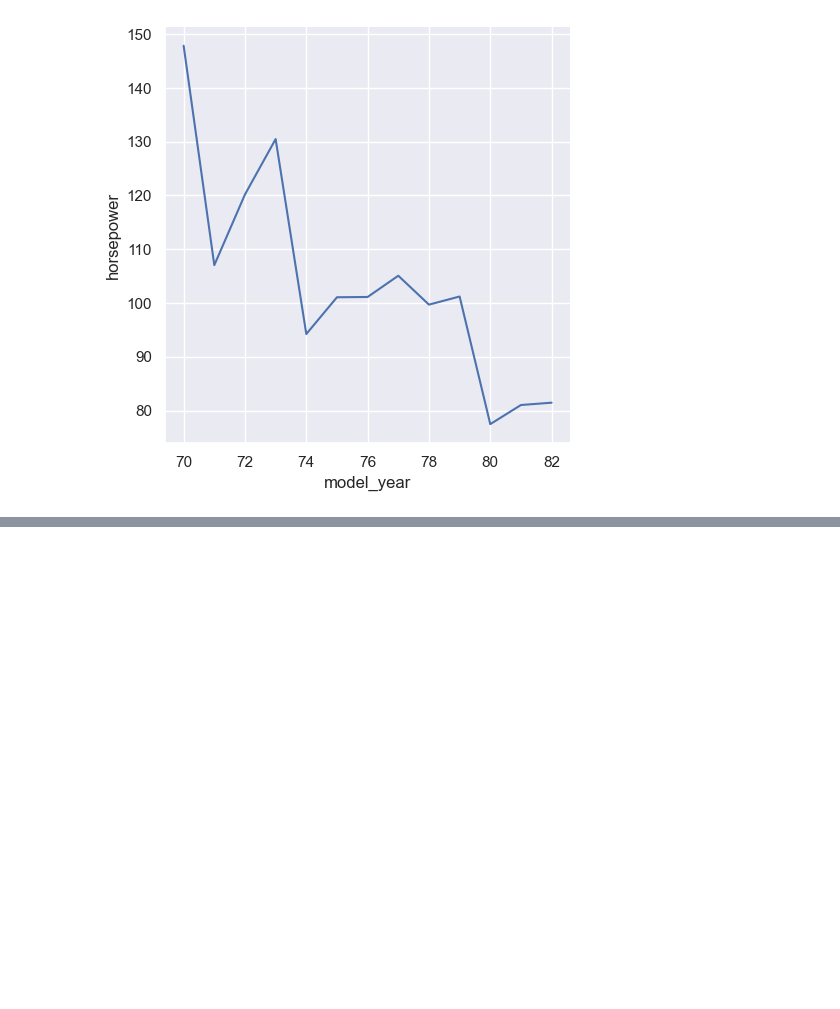
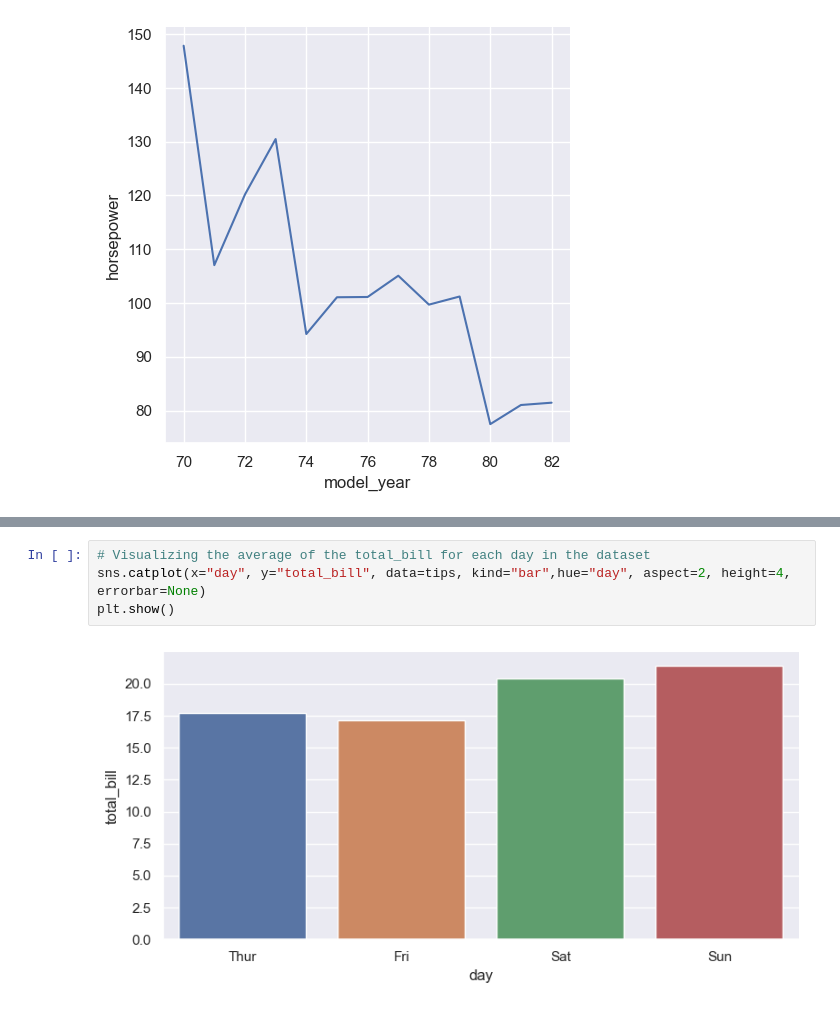
Before and after one commit to abhijeet-bhambere/learning-trail-data-visualizatn-python, a Jupyter notebook: seaborn_training_dc.ipynb, the cells around one changed output, grey strips where cells are left out. Cells and saved outputs as stored; diff of their text form; blank space fills up the shorter version.

```diff
--- a/seaborn_training_dc.ipynb
+++ b/seaborn_training_dc.ipynb
@@ -507,0 +523,6 @@ ____
+# %%
+# Visualizing the average of the total_bill for each day in the dataset
+sns.catplot(x="day", y="total_bill", data=tips, kind="bar",hue="day", aspect=2, height=4, errorbar=None)
+plt.show()
+# %% [output]
+[figure, added]
```
Also changed, not shown: parts of 59 cells of this notebook.
